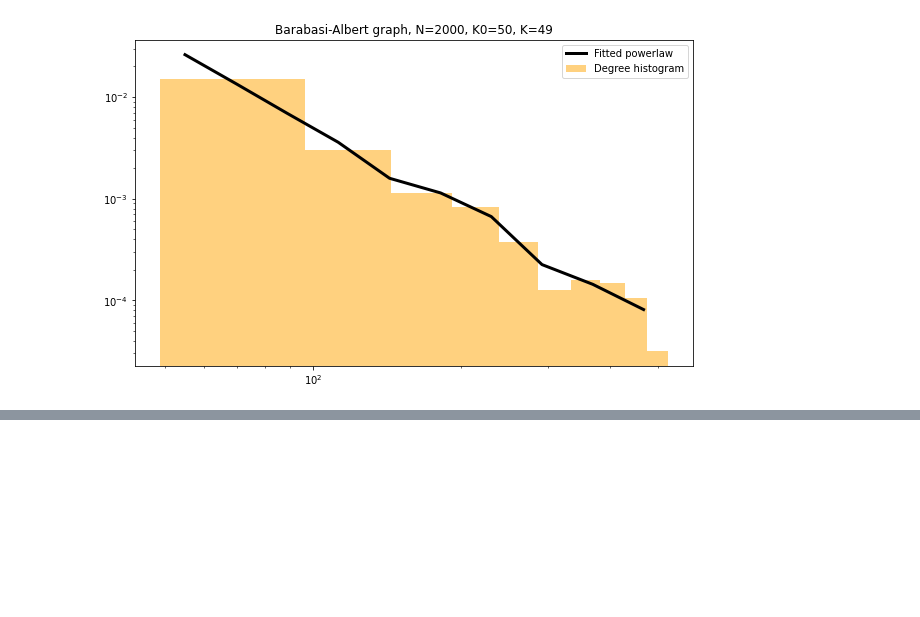
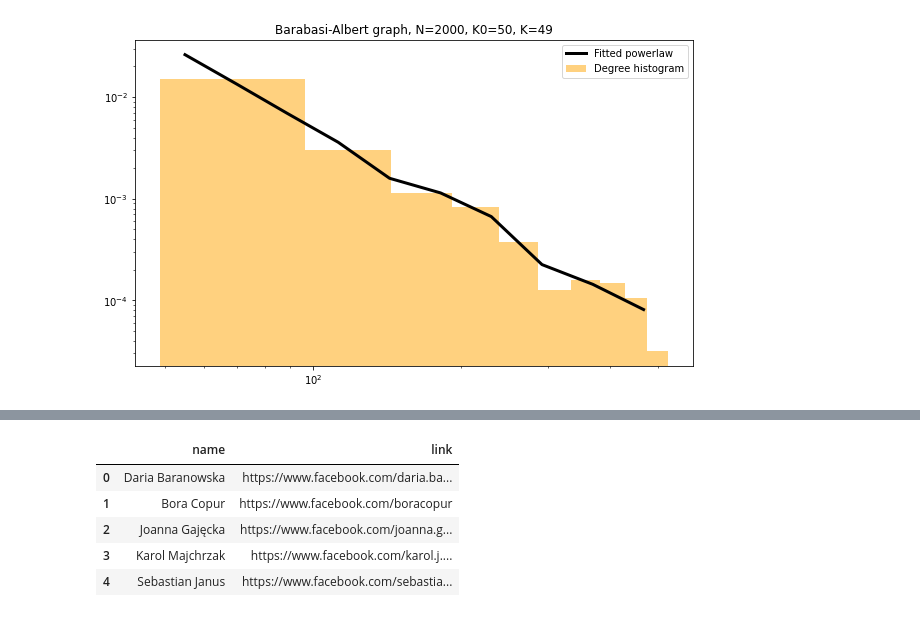
Before and after one commit to adamaj99pwr/Diffusion-processes, a Jupyter notebook: lab3/lab3.ipynb, the cells around one changed output, grey strips where cells are left out. Saved outputs shown, nothing was run; the diff lists cells and outputs as text; code cells hidden in the pictures; blank space fills up the shorter version.

```diff
--- a/lab3/lab3.ipynb
+++ b/lab3/lab3.ipynb
@@ -325,0 +426,10 @@ plt.show()
+# %%
+clear_df = nogroup_df[['name', 'link']]
+clear_df.head()
+# %% [output]
+|  | name | link |
+| 0 | Daria Baranowska | https://www.facebook.com/daria.ba... |
+| 1 | Bora Copur | https://www.facebook.com/boracopur |
+| 2 | Joanna Gajęcka | https://www.facebook.com/joanna.g... |
+| 3 | Karol Majchrzak | https://www.facebook.com/karol.j.... |
+| 4 | Sebastian Janus | https://www.facebook.com/sebastia... |
```
Also changed, not shown: parts of 22 cells of this notebook, 1 other file.
